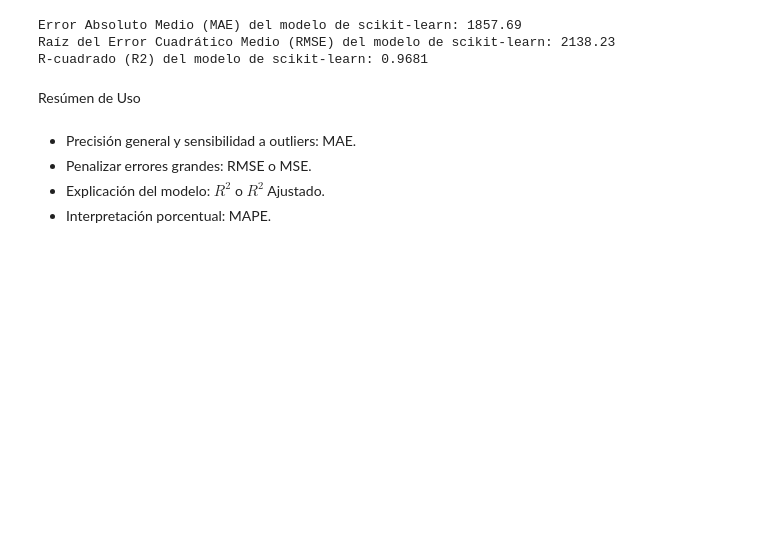
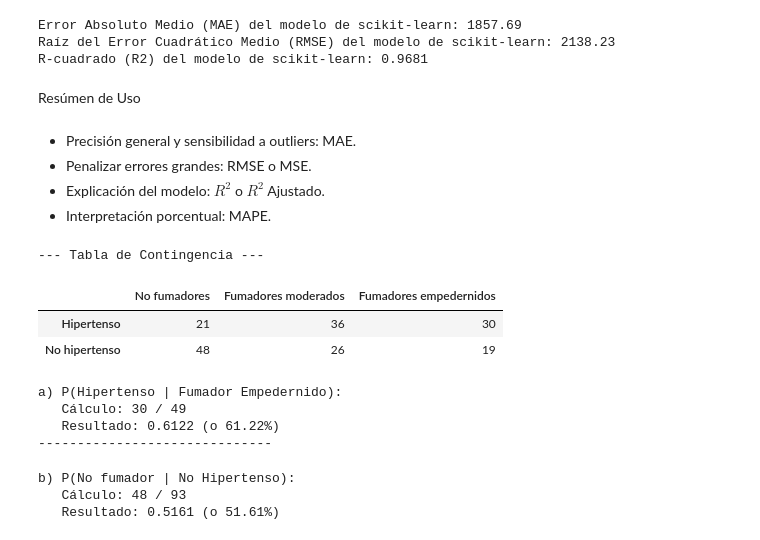
Before and after one commit to AdriannMo/E50A-E01, a Jupyter notebook: Minería_de_Datos.ipynb, the cells around one changed output. Saved outputs shown, nothing was run; the diff lists cells and outputs as text; code cells hidden in the pictures; blank space fills up the shorter version.

```diff
--- a/Minería_de_Datos.ipynb
+++ b/Minería_de_Datos.ipynb
@@ -1054,3 +1072,60 @@ Resúmen de Uso
 * Penalizar errores grandes: RMSE o MSE.
 * Explicación del modelo: $R^{2}$ o $R^{2}$ Ajustado.
 * Interpretación porcentual: MAPE.
+# %%
+import pandas as pd
+
+# 1. Creamos la tabla (DataFrame) con los datos de la imagen
+datos = {
+    'No fumadores': [21, 48],
+    'Fumadores moderados': [36, 26],
+    'Fumadores empedernidos': [30, 19]
+}
+
+# Definimos los índices de las filas
+indices = ['Hipertenso', 'No hipertenso']
+
+df = pd.DataFrame(datos, index=indices)
+
+print("--- Tabla de Contingencia ---")
+display(df)
+print("\n")
+# %% [output]
+--- Tabla de Contingencia ---
+|  | No fumadores | Fumadores moderados | Fumadores empedernidos |
+| Hipertenso | 21 | 36 | 30 |
+| No hipertenso | 48 | 26 | 19 |
+# %%
+# a) Probabilidad de que experimente hipertensión, dado que es un fumador empedernido.
+# Fórmula: P(A|B) = Casos Favorables / Total de la condición B
+
+total_empedernidos = df['Fumadores empedernidos'].sum()
+hipertensos_y_empedernidos = df.loc['Hipertenso', 'Fumadores empedernidos']
+
+prob_a = (hipertensos_y_empedernidos / total_empedernidos)
+
+print(f"a) P(Hipertenso | Fumador Empedernido):")
+print(f"   Cálculo: {hipertensos_y_empedernidos} / {total_empedernidos}")
+print(f"   Resultado: {prob_a:.4f} (o {prob_a*100:.2f}%)")
+print("-" * 30)
+# %% [output]
+a) P(Hipertenso | Fumador Empedernido):
+   Cálculo: 30 / 49
+   Resultado: 0.6122 (o 61.22%)
+------------------------------
+# %%
+# b) Probabilidad de que sea un no fumador, dado que no ha presentado problemas de hipertensión.
+# Condición B: No ser hipertenso
+
+total_no_hipertensos = df.loc['No hipertenso'].sum()
+no_fumador_y_no_hipertenso = df.loc['No hipertenso', 'No fumadores']
+
+prob_b = (no_fumador_y_no_hipertenso / total_no_hipertensos)
+
+print(f"b) P(No fumador | No Hipertenso):")
+print(f"   Cálculo: {no_fumador_y_no_hipertenso} / {total_no_hipertensos}")
+print(f"   Resultado: {prob_b:.4f} (o {prob_b*100:.2f}%)")
+# %% [output]
+b) P(No fumador | No Hipertenso):
+   Cálculo: 48 / 93
+   Resultado: 0.5161 (o 51.61%)
```
Also changed, not shown: parts of 1 cell of this notebook.
